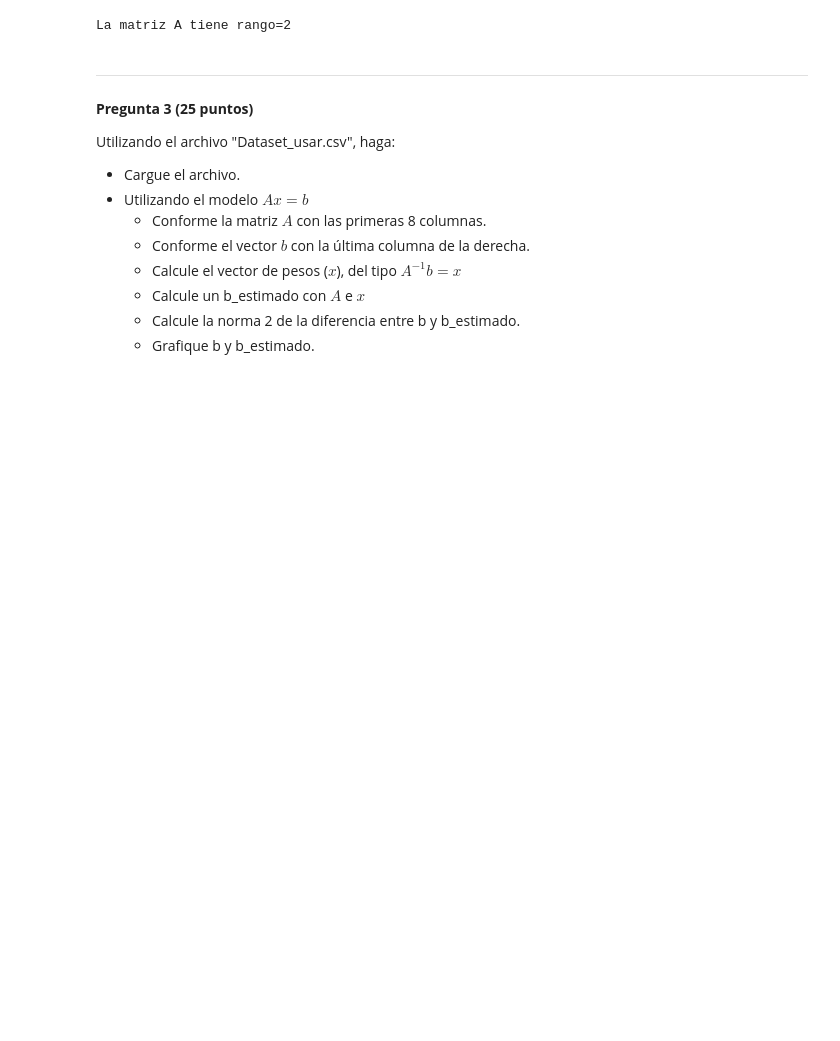
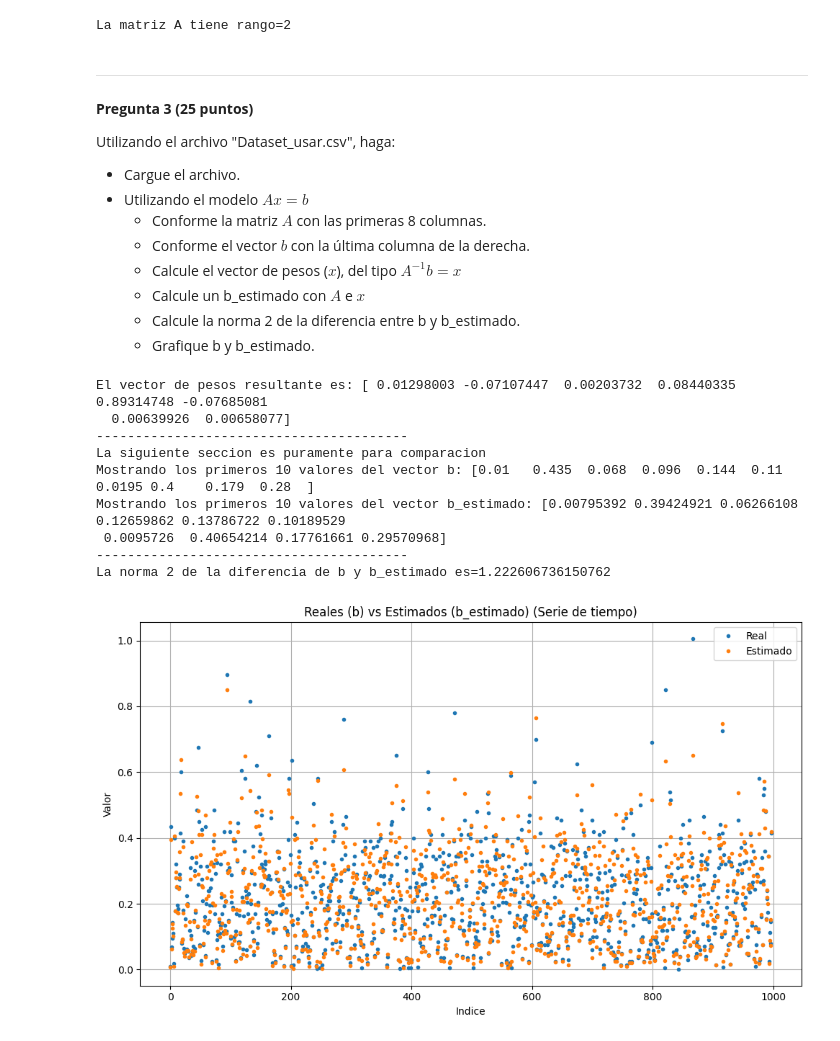
Before and after one commit to eseblanco/CiDatTecMod1, a Jupyter notebook: semana3/Trabajo_Práctico_s3_MCD_roberto.ipynb, the cells around one changed output. Drawn from its saved outputs; the diff is of its cells as text; code cells hidden in the pictures; blank space fills up the shorter version.

```diff
--- a/semana3/Trabajo_Práctico_s3_MCD_roberto.ipynb
+++ b/semana3/Trabajo_Práctico_s3_MCD_roberto.ipynb
@@ -131,3 +133,60 @@ Utilizando el archivo "Dataset_usar.csv", haga:
     - Calcule un b_estimado con $A$ e $x$
     - Calcule la norma 2 de la diferencia entre b y b_estimado.
     - Grafique b y b_estimado.
+# %%
+import pandas as pd
+from numpy.linalg import pinv, matmul, norm
+import numpy as np
+import matplotlib.pyplot as plt
+
+archivo = "Dataset_usar.csv"
+dataFrame = pd.read_csv(archivo, header = 0, delimiter=';')
+
+matrizDataset = pd.DataFrame(dataFrame).to_numpy()
+
+# Dada la matriz A con las primeras 8 columnas
+A = matrizDataset[:, :8]
+
+# Dado el vector b con la ultima columna de la derecha
+b = matrizDataset[:, 8]
+
+# Calculo del vector de pesos
+# La funcion inversa (inv) da un error pq solo puede calcularse estrictamente para matrices cuadradas
+# Cálculo hecho con la pseudo inversa (copiado al compañero Sergio)
+Ai = pinv(A)
+x = matmul(Ai, b)
+print(f"El vector de pesos resultante es: {x}")
+
+# Calculando b estimado
+b_estimado = matmul(A, x)
+print("-"*40)
+print("La siguiente seccion es puramente para comparacion")
+print(f"Mostrando los primeros 10 valores del vector b: {b[:10]}")
+print(f"Mostrando los primeros 10 valores del vector b_estimado: {b_estimado[:10]}")
+print("-"*40)
+vectorDiferencia = np.subtract(b, b_estimado)
+print(f"La norma 2 de la diferencia de b y b_estimado es={norm(vectorDiferencia,2)}")
+
+# Graficar
+indice = np.arange(len(b))
+plt.figure(figsize=(10, 6))
+plt.plot(indice, b, '.', label='Real', markersize=6)
+plt.plot(indice, b_estimado, '.', label='Estimado', markersize=6)
+plt.xlabel('Indice')
+plt.ylabel('Valor')
+plt.title('Reales (b) vs Estimados (b_estimado) (Serie de tiempo)')
+plt.legend()
+plt.grid(True)
+plt.tight_layout()
+plt.show()
+# %% [output]
+El vector de pesos resultante es: [ 0.01298003 -0.07107447  0.00203732  0.08440335  0.89314748 -0.07685081
+  0.00639926  0.00658077]
+----------------------------------------
+La siguiente seccion es puramente para comparacion
+Mostrando los primeros 10 valores del vector b: [0.01   0.435  0.068  0.096  0.144  0.11   0.0195 0.4    0.179  0.28  ]
+Mostrando los primeros 10 valores del vector b_estimado: [0.00795392 0.39424921 0.06266108 0.12659862 0.13786722 0.10189529
+ 0.0095726  0.40654214 0.17761661 0.29570968]
+----------------------------------------
+La norma 2 de la diferencia de b y b_estimado es=1.222606736150762
+[figure, added]
```
Also changed, not shown: parts of 5 cells of this notebook.
